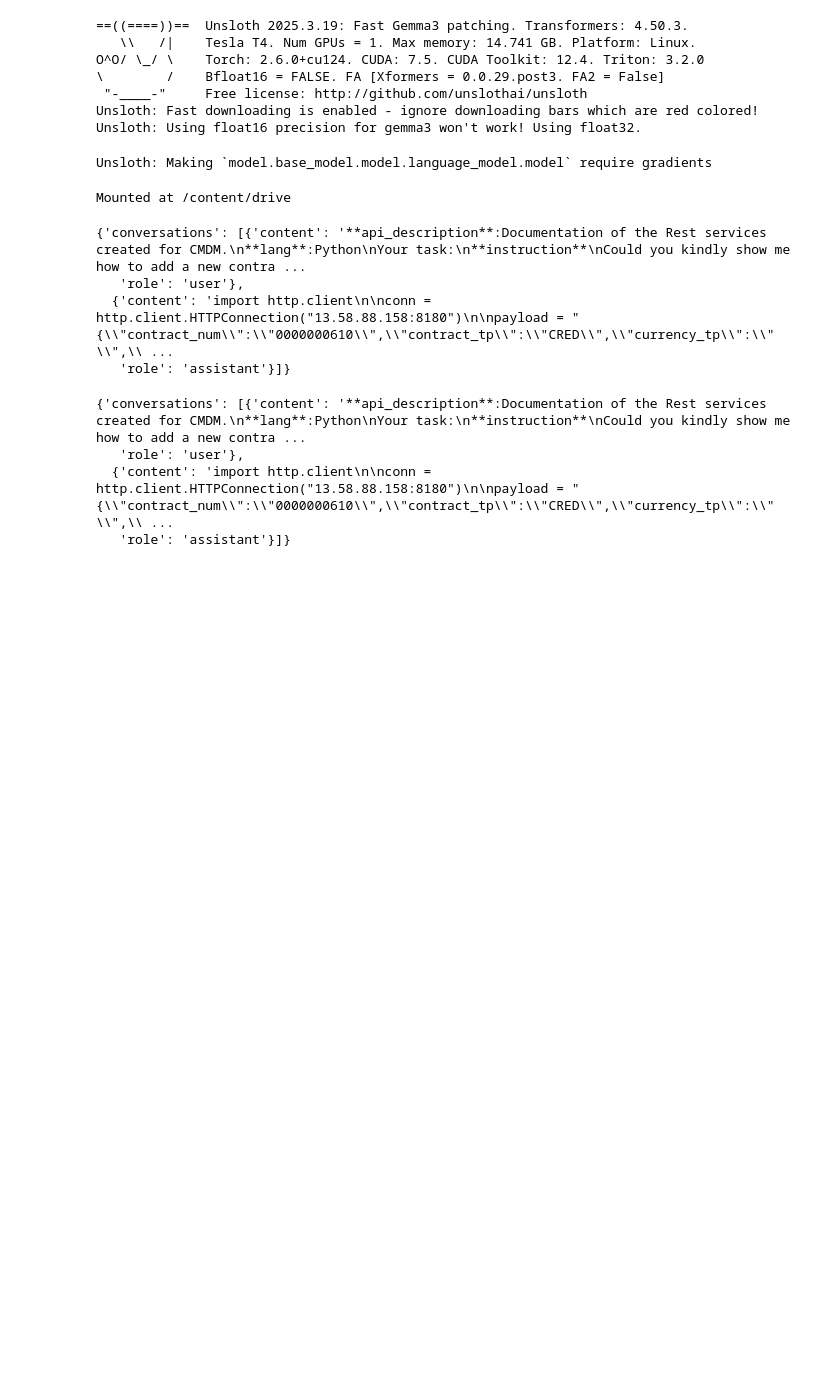
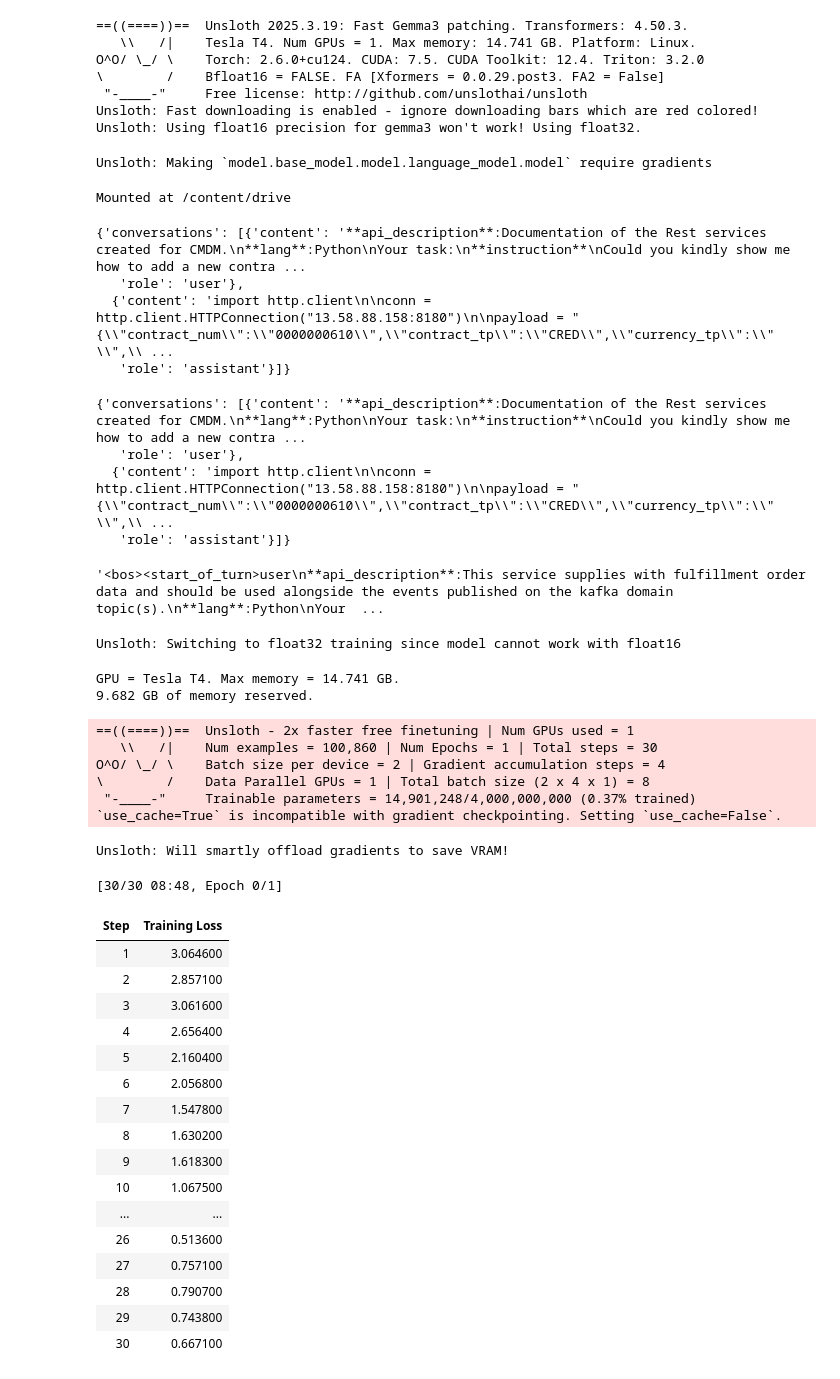
Before and after one commit to ib565/Gemma-Fine-Tuning-API, a Jupyter notebook: fine_tune_api.ipynb, the cells around one changed output. Cells and saved outputs as stored; diff of their text form; code cells hidden in the pictures; blank space fills up the shorter version.

```diff
--- a/fine_tune_api.ipynb
+++ b/fine_tune_api.ipynb
@@ -104,3 +104,76 @@ def apply_chat_template(examples):
     return { "text" : texts }
 pass
 dataset = dataset.map(apply_chat_template, batched = True)
+# %%
+dataset[10]["text"]
+# %% [output]
+'<bos><start_of_turn>user\n**api_description**:This service supplies with fulfillment order data and should be used alongside the events published on the kafka domain topic(s).\n**lang**:Python\nYour  ...
+# %%
+from trl import SFTTrainer, SFTConfig
+trainer = SFTTrainer(
+    model = model,
+    tokenizer = tokenizer,
+    train_dataset = dataset,
+    eval_dataset = None, # Can set up evaluation!
+    args = SFTConfig(
+        dataset_text_field = "text",
+        per_device_train_batch_size = 2,
+        gradient_accumulation_steps = 4, # Use GA to mimic batch size!
+        warmup_steps = 5,
+        # num_train_epochs = 1, # Set this for 1 full training run.
+        max_steps = 30,
+        learning_rate = 2e-4, # Reduce to 2e-5 for long training runs
+        logging_steps = 1,
+        optim = "adamw_8bit",
+        weight_decay = 0.01,
+        lr_scheduler_type = "linear",
+        seed = 3407,
+        report_to = "none", # Use this for WandB etc
+    ),
+)
+# %% [output]
+Unsloth: Switching to float32 training since model cannot work with float16
+# %%
+from unsloth.chat_templates import train_on_responses_only
+trainer = train_on_responses_only(
+    trainer,
+    instruction_part = "<start_of_turn>user\n",
+    response_part = "<start_of_turn>model\n",
+)
+# %%
+gpu_stats = torch.cuda.get_device_properties(0)
+start_gpu_memory = round(torch.cuda.max_memory_reserved() / 1024 / 1024 / 1024, 3)
+max_memory = round(gpu_stats.total_memory / 1024 / 1024 / 1024, 3)
+print(f"GPU = {gpu_stats.name}. Max memory = {max_memory} GB.")
+print(f"{start_gpu_memory} GB of memory reserved.")
+# %% [output]
+GPU = Tesla T4. Max memory = 14.741 GB.
+9.682 GB of memory reserved.
+# %%
+trainer_stats = trainer.train()
+# %% [output]
+==((====))==  Unsloth - 2x faster free finetuning | Num GPUs used = 1
+   \\   /|    Num examples = 100,860 | Num Epochs = 1 | Total steps = 30
+O^O/ \_/ \    Batch size per device = 2 | Gradient accumulation steps = 4
+\        /    Data Parallel GPUs = 1 | Total batch size (2 x 4 x 1) = 8
+ "-____-"     Trainable parameters = 14,901,248/4,000,000,000 (0.37% trained)
+`use_cache=True` is incompatible with gradient checkpointing. Setting `use_cache=False`.
+Unsloth: Will smartly offload gradients to save VRAM!
+[30/30 08:48, Epoch 0/1]
+| Step | Training Loss |
+| 1 | 3.064600 |
+| 2 | 2.857100 |
+| 3 | 3.061600 |
+| 4 | 2.656400 |
+| 5 | 2.160400 |
+| 6 | 2.056800 |
+| 7 | 1.547800 |
+| 8 | 1.630200 |
+| 9 | 1.618300 |
+| 10 | 1.067500 |
+| ... | ... |
+| 26 | 0.513600 |
+| 27 | 0.757100 |
+| 28 | 0.790700 |
+| 29 | 0.743800 |
+| 30 | 0.667100 |
```
